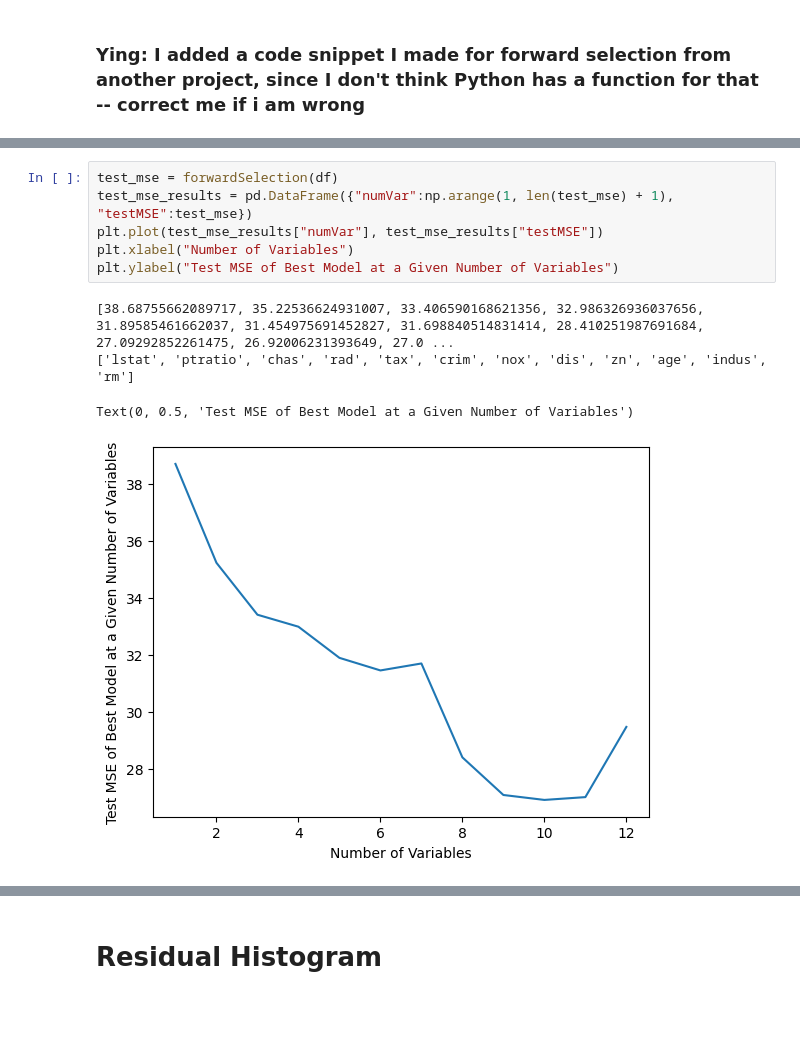
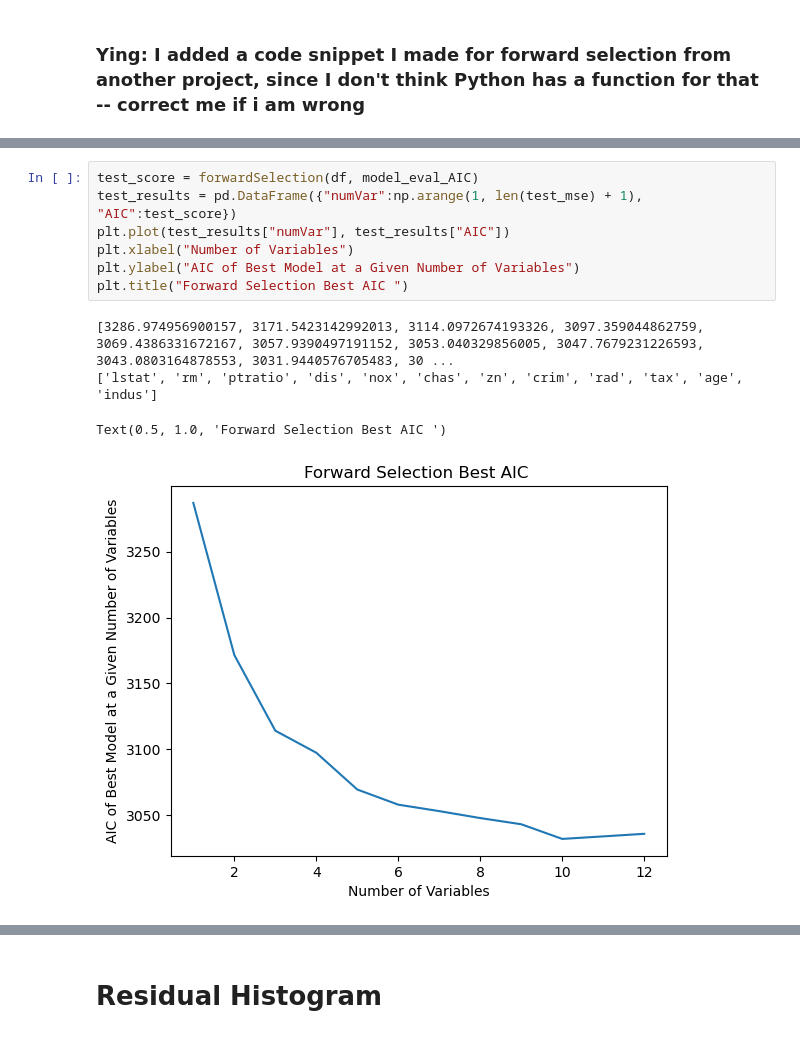
Before and after one commit to yzhao2433/LoanDelinquencyProject, a Jupyter notebook: HW1.ipynb, the cells around one changed output, grey strips where cells are left out. Saved outputs shown, nothing was run; the diff lists cells and outputs as text; blank space fills up the shorter version.

Commit message:
Added AIC, BIC, R^2 to model evaluation

```diff
--- a/HW1.ipynb
+++ b/HW1.ipynb
@@ -425,11 +513,12 @@ def forwardSelection (df):
 # %%
-test_mse = forwardSelection(df)
-test_mse_results = pd.DataFrame({"numVar":np.arange(1, len(test_mse) + 1), "testMSE":test_mse})
-plt.plot(test_mse_results["numVar"], test_mse_results["testMSE"])
+test_score = forwardSelection(df, model_eval_AIC)
+test_results = pd.DataFrame({"numVar":np.arange(1, len(test_mse) + 1), "AIC":test_score})
+plt.plot(test_results["numVar"], test_results["AIC"])
 plt.xlabel("Number of Variables")
-plt.ylabel("Test MSE of Best Model at a Given Number of Variables")
+plt.ylabel("AIC of Best Model at a Given Number of Variables")
+plt.title("Forward Selection Best AIC ")
 # %% [output]
-[38.68755662089717, 35.22536624931007, 33.406590168621356, 32.986326936037656, 31.89585461662037, 31.454975691452827, 31.698840514831414, 28.410251987691684, 27.09292852261475, 26.92006231393649, 27.0 ...
-['lstat', 'ptratio', 'chas', 'rad', 'tax', 'crim', 'nox', 'dis', 'zn', 'age', 'indus', 'rm']
+[3286.974956900157, 3171.5423142992013, 3114.0972674193326, 3097.359044862759, 3069.4386331672167, 3057.9390497191152, 3053.040329856005, 3047.7679231226593, 3043.0803164878553, 3031.9440576705483, 30 ...
+['lstat', 'rm', 'ptratio', 'dis', 'nox', 'chas', 'zn', 'crim', 'rad', 'tax', 'age', 'indus']
-Text(0, 0.5, 'Test MSE of Best Model at a Given Number of Variables')
+Text(0.5, 1.0, 'Forward Selection Best AIC ')
-[figure, old version]
+[figure, new version]
```
Also changed, not shown: parts of 24 cells of this notebook.
